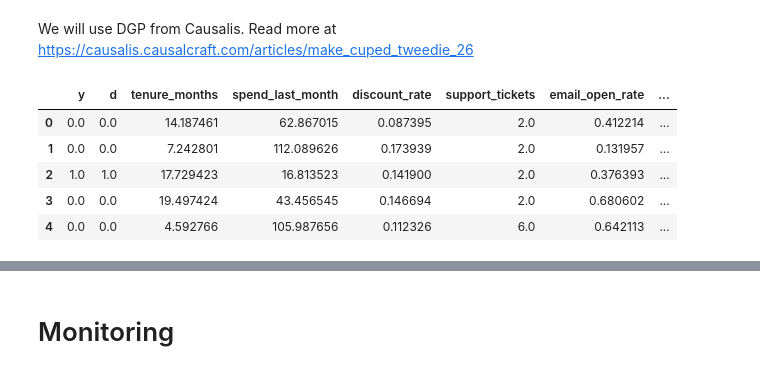
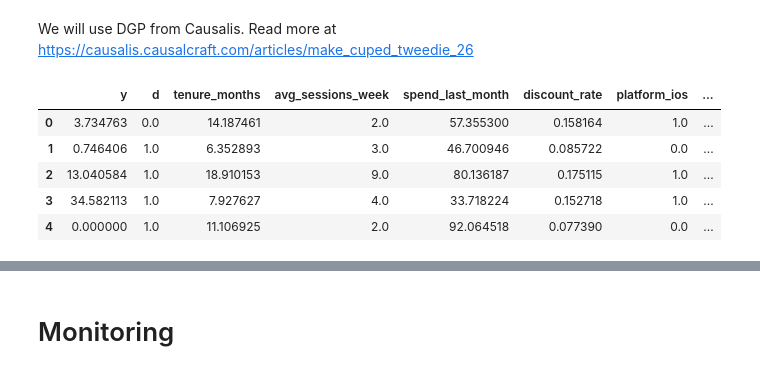
Before and after one commit to causalis-causalcraft/Causalis, a Jupyter notebook: notebooks/scenarios/cuped.ipynb, the cells around one changed output, grey strips where cells are left out. Saved outputs shown, nothing was run; the diff lists cells and outputs as text; code cells hidden in the pictures.

```diff
--- a/notebooks/scenarios/cuped.ipynb
+++ b/notebooks/scenarios/cuped.ipynb
@@ -15,20 +15,18 @@ $H_a$ - There is a difference in LTV between treatment and control groups.
 # %% [markdown]
 We will use DGP from Causalis. Read more at https://causalis.causalcraft.com/articles/make_cuped_tweedie_26
 # %%
-# from causalis.scenarios.cuped.dgp import make_cuped_tweedie_26
-from causalis.scenarios.cuped.dgp import make_cuped_binary_26
+from causalis.scenarios.cuped.dgp import generate_cuped_tweedie_26
 from causalis.data_contracts import CausalData
 
-# data = make_cuped_tweedie_26(return_causal_data=False, include_oracle=True)
-data = make_cuped_binary_26(return_causal_data=False, include_oracle=True, theta_logit=0.38, pre_target_corr=0.65)
+data = generate_cuped_tweedie_26(return_causal_data=False, include_oracle=True)
 data.head()
 # %% [output]
-|  | y | d | tenure_months | spend_last_month | discount_rate | support_tickets | email_open_rate | ... |
-| 0 | 0.0 | 0.0 | 14.187461 | 62.867015 | 0.087395 | 2.0 | 0.412214 | ... |
-| 1 | 0.0 | 0.0 | 7.242801 | 112.089626 | 0.173939 | 2.0 | 0.131957 | ... |
-| 2 | 1.0 | 1.0 | 17.729423 | 16.813523 | 0.141900 | 2.0 | 0.376393 | ... |
-| 3 | 0.0 | 0.0 | 19.497424 | 43.456545 | 0.146694 | 2.0 | 0.680602 | ... |
-| 4 | 0.0 | 0.0 | 4.592766 | 105.987656 | 0.112326 | 6.0 | 0.642113 | ... |
+|  | y | d | tenure_months | avg_sessions_week | spend_last_month | discount_rate | platform_ios | ... |
+| 0 | 3.734763 | 0.0 | 14.187461 | 2.0 | 57.355300 | 0.158164 | 1.0 | ... |
+| 1 | 0.746406 | 1.0 | 6.352893 | 3.0 | 46.700946 | 0.085722 | 0.0 | ... |
+| 2 | 13.040584 | 1.0 | 18.910153 | 9.0 | 80.136187 | 0.175115 | 1.0 | ... |
+| 3 | 34.582113 | 1.0 | 7.927627 | 4.0 | 33.718224 | 0.152718 | 1.0 | ... |
+| 4 | 0.000000 | 1.0 | 11.106925 | 2.0 | 92.064518 | 0.077390 | 0.0 | ... |
 # %%
 print(f"Ground truth ATE is {data['cate'].mean()}")
 print(f"Ground truth ATTE is {data[data['d'] == 1]['cate'].mean()}")
```
Also changed, not shown: parts of 38 cells of this notebook, 20 other files.
